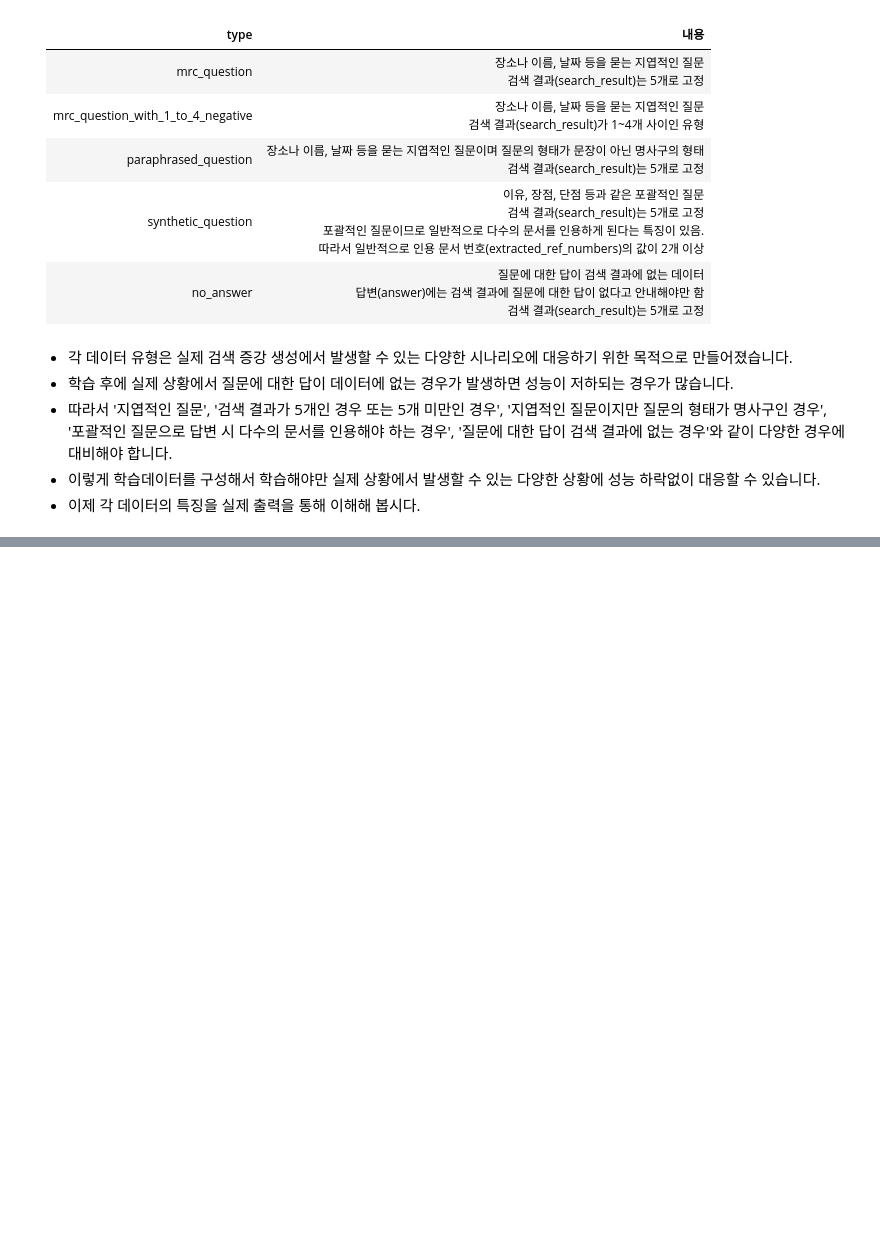
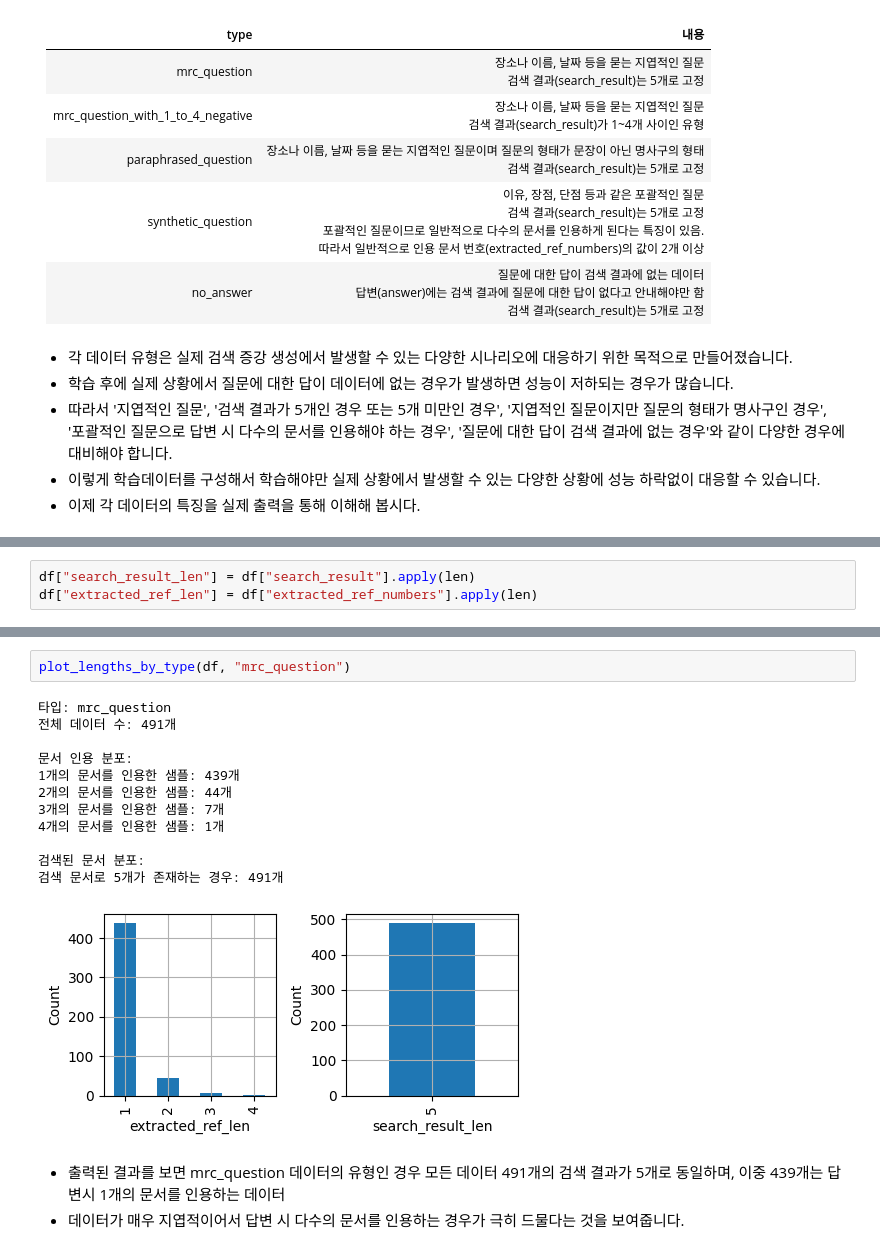
Before and after one commit to bbangwon/rag_master, a Jupyter notebook: ch08/ch08_RAG_DATASET.ipynb, the cells around one changed output, grey strips where cells are left out. Saved outputs shown, nothing was run; the diff lists cells and outputs as text; blank space fills up the shorter version.

```diff
--- a/ch08/ch08_RAG_DATASET.ipynb
+++ b/ch08/ch08_RAG_DATASET.ipynb
@@ -43,0 +91,3 @@ print("데이터 타입 종류:", df["type"].unique())
+# %%
+df["search_result_len"] = df["search_result"].apply(len)
+df["extracted_ref_len"] = df["extracted_ref_numbers"].apply(len)
@@ -43,0 +161,18 @@ print("데이터 타입 종류:", df["type"].unique())
+# %%
+plot_lengths_by_type(df, "mrc_question")
+# %% [output]
+타입: mrc_question
+전체 데이터 수: 491개
+
+문서 인용 분포:
+1개의 문서를 인용한 샘플: 439개
+2개의 문서를 인용한 샘플: 44개
+3개의 문서를 인용한 샘플: 7개
+4개의 문서를 인용한 샘플: 1개
+
+검색된 문서 분포:
+검색 문서로 5개가 존재하는 경우: 491개
+[figure, added]
+# %% [markdown]
+- 출력된 결과를 보면 mrc_question 데이터의 유형인 경우 모든 데이터 491개의 검색 결과가 5개로 동일하며, 이중 439개는 답변시 1개의 문서를 인용하는 데이터
+- 데이터가 매우 지엽적이어서 답변 시 다수의 문서를 인용하는 경우가 극히 드물다는 것을 보여줍니다.
```
Also changed, not shown: parts of 14 cells of this notebook.
